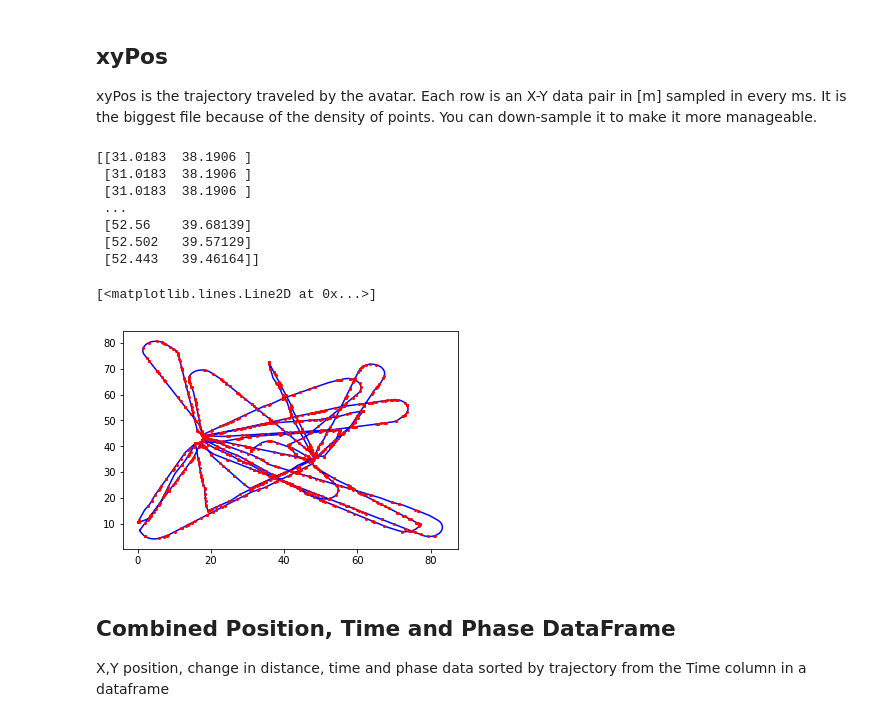
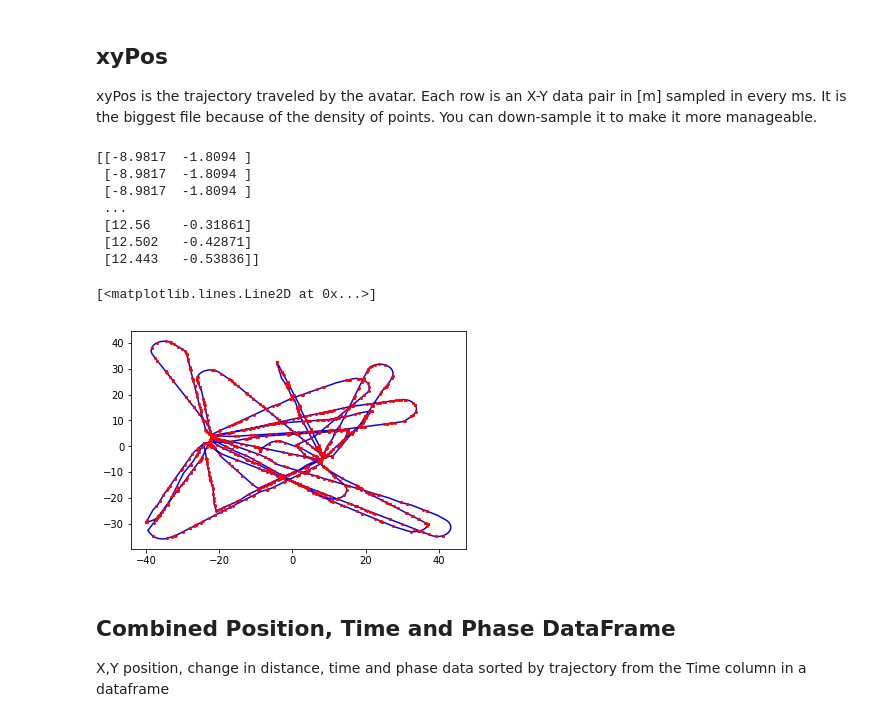
Before and after one commit to DanielHHowell/Grid-Cell, a Jupyter notebook: Grid Cell Phase Main.ipynb, the cells around one changed output. Saved outputs shown, nothing was run; the diff lists cells and outputs as text; code cells hidden in the pictures.

```diff
--- a/Grid Cell Phase Main.ipynb
+++ b/Grid Cell Phase Main.ipynb
@@ -27,8 +29,11 @@ np.set_printoptions(suppress=True)
 
 XYspktT contains the X,Y coordinates of spikes. Spikes from all 30 neurons are combined in a single spike train. The X and Y columns represent the avatar's X-Y coordinate in [m] relative to the environment at the moment of the spike.
 # %%
-XYspkT = np.loadtxt('XYspkT.csv',delimiter=',')+40
-print(XYspkT)
+XYspkT = np.loadtxt('XYspkT.csv',delimiter=',')
+scaled_XY = np.round((XYspkT+40)/2)
+print(scaled_XY)
+
+#2x2 meter bin
 
 plt.plot(XYspkT[:,0],XYspkT[:,1],'.')
 # %% [output]
@@ -126,22 +134,22 @@ plt.colorbar()
 ## xyPos
 xyPos is the trajectory traveled by the avatar. Each row is an X-Y data pair in [m] sampled in every ms. It is the biggest file because of the density of points. You can down-sample it to make it more manageable.
 # %%
-xyPos = np.loadtxt('xyPos.csv',delimiter=',')[::25]+40
+xyPos = np.loadtxt('xyPos.csv',delimiter=',')[::25]
 print(xyPos)
 
 #Trajectory overlaid with XYspkT
 plt.plot(xyPos[:,0],xyPos[:,1], color='b')
 plt.plot(XYspkT[:,0],XYspkT[:,1], '.', color='r', markersize=4)
 # %% [output]
-[[31.0183  38.1906 ]
- [31.0183  38.1906 ]
- [31.0183  38.1906 ]
+[[-8.9817  -1.8094 ]
+ [-8.9817  -1.8094 ]
+ [-8.9817  -1.8094 ]
  ...
- [52.56    39.68139]
- [52.502   39.57129]
- [52.443   39.46164]]
+ [12.56    -0.31861]
+ [12.502   -0.42871]
+ [12.443   -0.53836]]
 [<matplotlib.lines.Line2D at 0x...>]
-[figure, old version]
+[figure, new version]
 # %% [markdown]
 ## Combined Position, Time and Phase DataFrame
 
```
Also changed, not shown: parts of 14 cells of this notebook, 1 other file.
